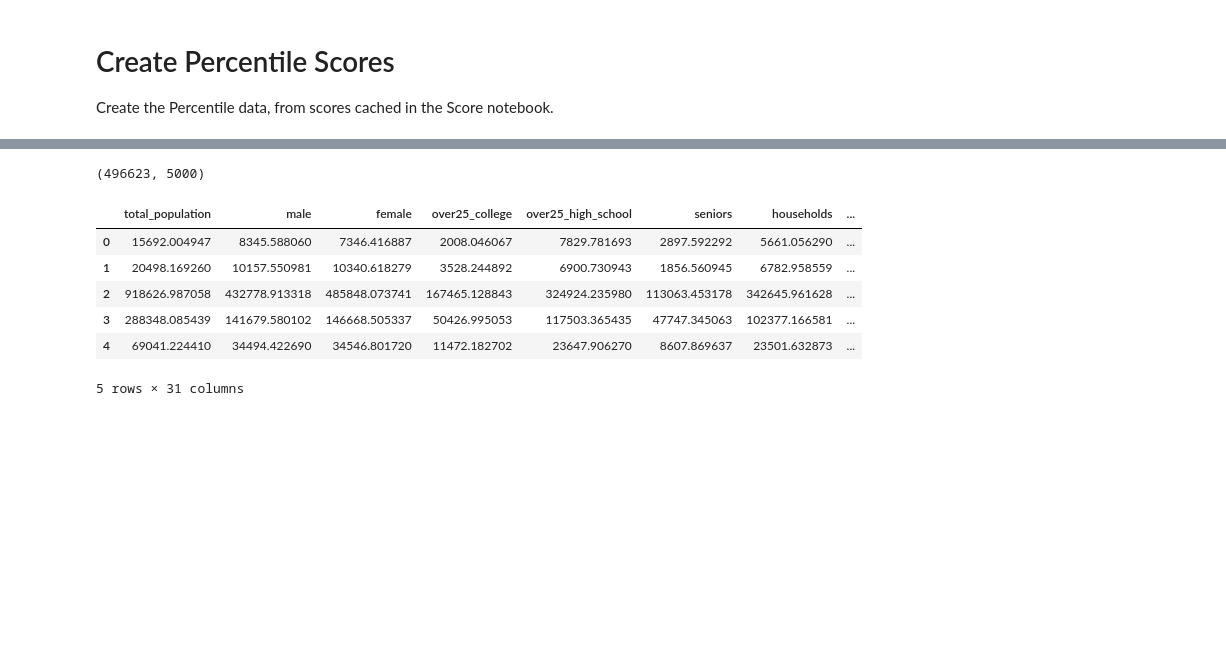
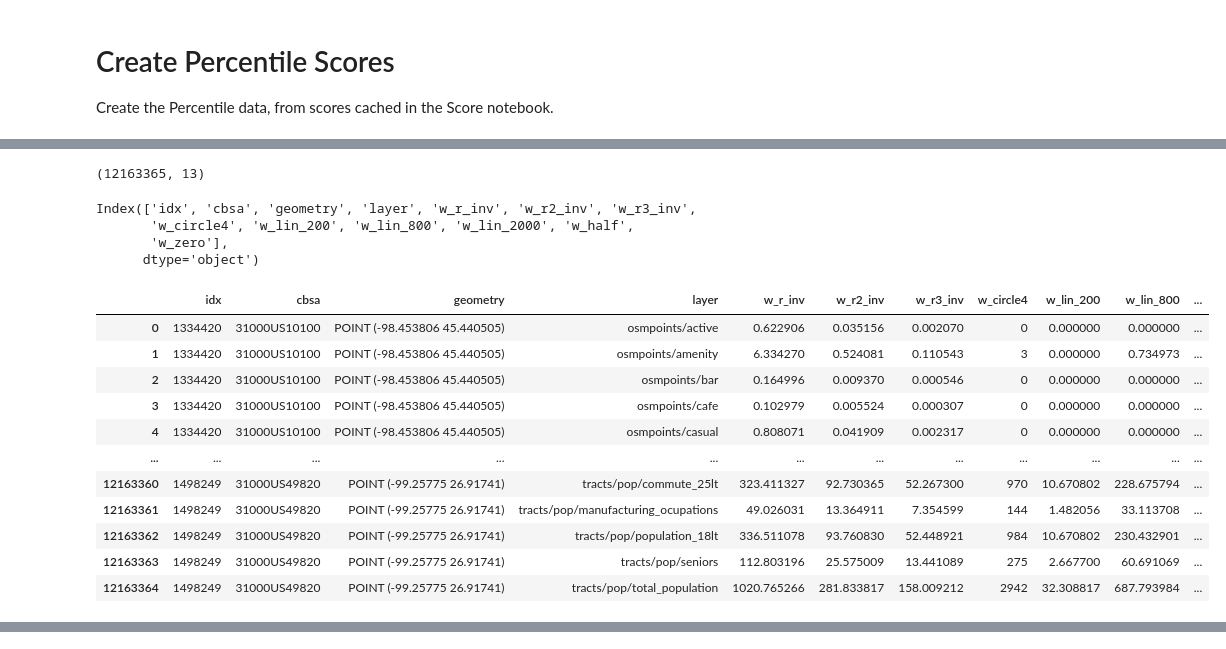
Before and after one commit to metatab-packages/civicknowledge.com-percentile-demosearch, a Jupyter notebook: notebooks/Compile.ipynb, the cells around one changed output, grey strips where cells are left out. Saved outputs shown, nothing was run; the diff lists cells and outputs as text; code cells hidden in the pictures; blank space fills up the shorter version.

```diff
--- a/notebooks/Compile.ipynb
+++ b/notebooks/Compile.ipynb
@@ -32,15 +54,36 @@ cache = get_cache(pkg)
+# %%
+#df = pkg.reference('scores').geoframe()
+df = rg.dataframe('index:civicknowledge.com-scores-demosearch-2.1.1#scores')
+df.drop(columns='geometry',inplace=True)
+df.rename(columns={'geoid':'cbsa'}, inplace=True)
+df.shape
+# %% [output]
+(12163365, 13)
+# %%
+df.columns
+# %% [output]
+Index(['idx', 'cbsa', 'geometry', 'layer', 'w_r_inv', 'w_r2_inv', 'w_r3_inv',
+       'w_circle4', 'w_lin_200', 'w_lin_800', 'w_lin_2000', 'w_half',
+       'w_zero'],
+      dtype='object')
 # %%
-%%time
-# Reads the files cached by the Score notebook and concat them into
-# a dataset
-frames = [ cache.get_df(f) for f in cache.list('business_scores/scores/')]
-df = pd.concat(frames)
 
 # All CBSA that have less than 150 records are grouped into a single
 # category.
-t = df.groupby('cbsa').count().total_population.reset_index()
-small_cbsa = t.loc[t.total_population<150].cbsa.to_list()
-df['group_cbsa'] = df.cbsa.replace(small_cbsa, '31000US00000')
-
-len(df), len(frames)
+t = df.groupby(['cbsa','layer']).count().idx.reset_index()
+small_cbsa = t.loc[t.idx<150].cbsa.to_list()
+df['group_cbsa'] = df.cbsa.mask(df.cbsa.isin(small_cbsa), '31000US00000')
+df
 # %% [output]
+|  | idx | cbsa | geometry | layer | w_r_inv | w_r2_inv | w_r3_inv | w_circle4 | w_lin_200 | w_lin_800 | ... |
+| 0 | 1334420 | 31000US10100 | POINT (-98.453806 45.440505) | osmpoints/active | 0.622906 | 0.035156 | 0.002070 | 0 | 0.000000 | 0.000000 | ... |
+| 1 | 1334420 | 31000US10100 | POINT (-98.453806 45.440505) | osmpoints/amenity | 6.334270 | 0.524081 | 0.110543 | 3 | 0.000000 | 0.734973 | ... |
+| 2 | 1334420 | 31000US10100 | POINT (-98.453806 45.440505) | osmpoints/bar | 0.164996 | 0.009370 | 0.000546 | 0 | 0.000000 | 0.000000 | ... |
+| 3 | 1334420 | 31000US10100 | POINT (-98.453806 45.440505) | osmpoints/cafe | 0.102979 | 0.005524 | 0.000307 | 0 | 0.000000 | 0.000000 | ... |
+| 4 | 1334420 | 31000US10100 | POINT (-98.453806 45.440505) | osmpoints/casual | 0.808071 | 0.041909 | 0.002317 | 0 | 0.000000 | 0.000000 | ... |
+| ... | ... | ... | ... | ... | ... | ... | ... | ... | ... | ... | ... |
+| 12163360 | 1498249 | 31000US49820 | POINT (-99.25775 26.91741) | tracts/pop/commute_25lt | 323.411327 | 92.730365 | 52.267300 | 970 | 10.670802 | 228.675794 | ... |
+| 12163361 | 1498249 | 31000US49820 | POINT (-99.25775 26.91741) | tracts/pop/manufacturing_ocupations | 49.026031 | 13.364911 | 7.354599 | 144 | 1.482056 | 33.113708 | ... |
+| 12163362 | 1498249 | 31000US49820 | POINT (-99.25775 26.91741) | tracts/pop/population_18lt | 336.511078 | 93.760830 | 52.448921 | 984 | 10.670802 | 230.432901 | ... |
+| 12163363 | 1498249 | 31000US49820 | POINT (-99.25775 26.91741) | tracts/pop/seniors | 112.803196 | 25.575009 | 13.441089 | 275 | 2.667700 | 60.691069 | ... |
+| 12163364 | 1498249 | 31000US49820 | POINT (-99.25775 26.91741) | tracts/pop/total_population | 1020.765266 | 281.833817 | 158.009212 | 2942 | 32.308817 | 687.793984 | ... |
@@ -49,11 +90,0 @@ Wall time: 33.4 s
-(496623, 5000)
-# %%
-df.head()
-# %% [output]
-|  | total_population | male | female | over25_college | over25_high_school | seniors | households | ... |
-| 0 | 15692.004947 | 8345.588060 | 7346.416887 | 2008.046067 | 7829.781693 | 2897.592292 | 5661.056290 | ... |
-| 1 | 20498.169260 | 10157.550981 | 10340.618279 | 3528.244892 | 6900.730943 | 1856.560945 | 6782.958559 | ... |
-| 2 | 918626.987058 | 432778.913318 | 485848.073741 | 167465.128843 | 324924.235980 | 113063.453178 | 342645.961628 | ... |
-| 3 | 288348.085439 | 141679.580102 | 146668.505337 | 50426.995053 | 117503.365435 | 47747.345063 | 102377.166581 | ... |
-| 4 | 69041.224410 | 34494.422690 | 34546.801720 | 11472.182702 | 23647.906270 | 8607.869637 | 23501.632873 | ... |
-5 rows × 31 columns
```
Also changed, not shown: parts of 18 cells of this notebook, 2 other files.
